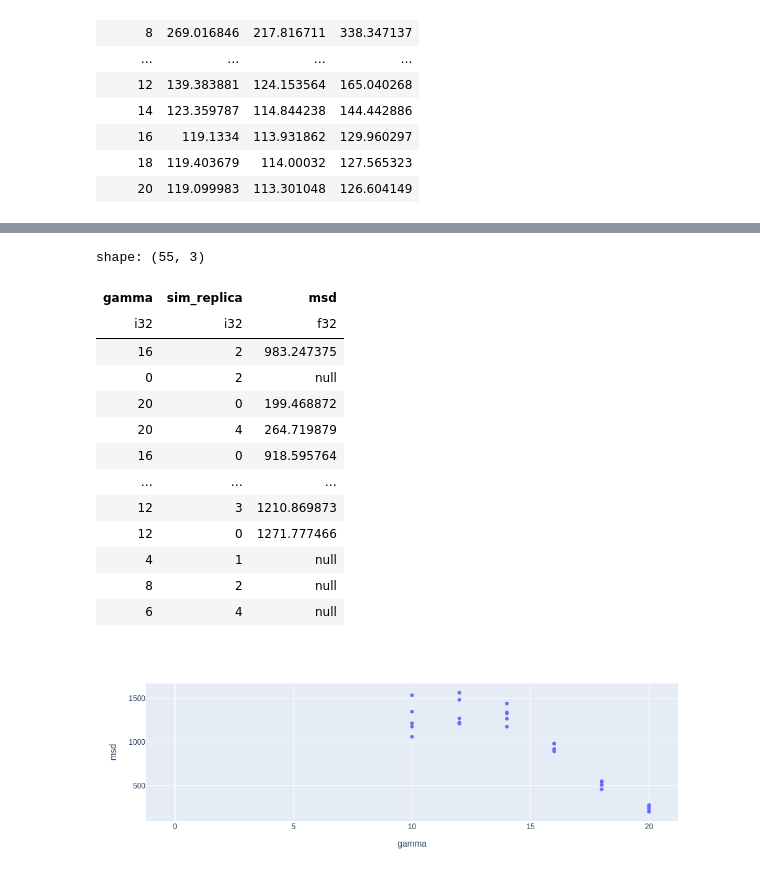
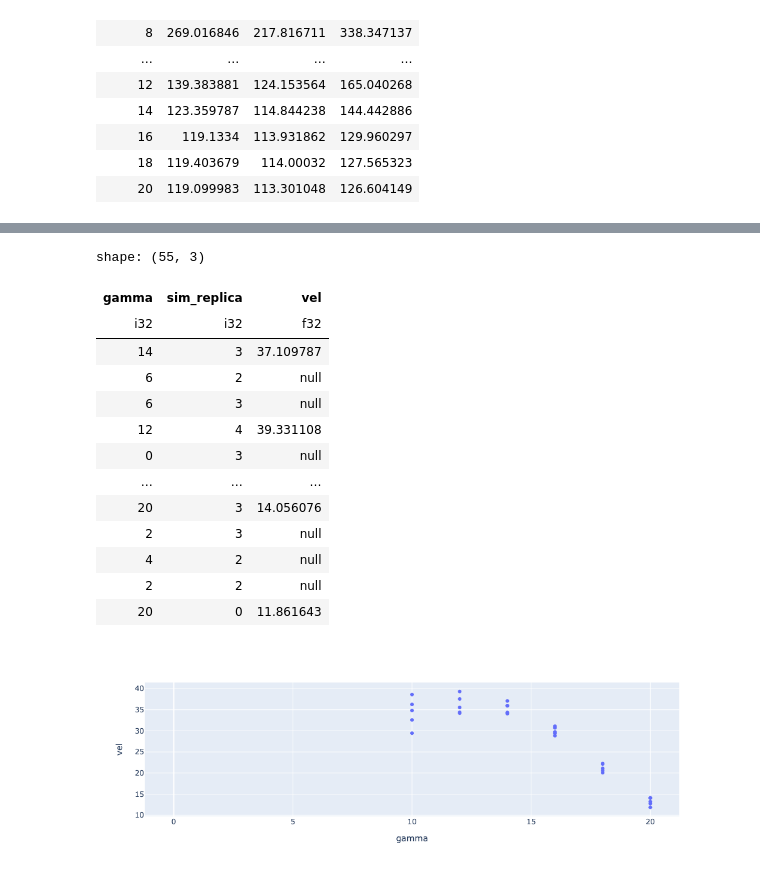
Before and after one commit to aleferna12/cellula-rs, a Jupyter notebook: analyses/cluster_speed.ipynb, the cells around one changed output, grey strips where cells are left out. Saved outputs shown, nothing was run; the diff lists cells and outputs as text; code cells hidden in the pictures.

```diff
--- a/analyses/cluster_speed.ipynb
+++ b/analyses/cluster_speed.ipynb
@@ -8,14 +8,14 @@ import colorir as cl
 from analyses.parse import parse_cells_multiple
 # %%
 sim_paths = {}
-for path in Path("../runs/speed/").iterdir():
+for path in Path("../runs/speed/").glob("energy-*"):
     sim_type = path.name
     gamma = 20 - int(sim_type.split("-")[1])
     for replica_path in path.iterdir():
         replica = int(replica_path.name)
         sim_paths[(gamma, replica)] = replica_path
 # %%
-sims = parse_cells_multiple(sim_paths.values(), 30)
+sims = parse_cells_multiple(sim_paths.values(), 8)
 # %%
 sim_ids = list(sim_paths.keys())
 for i in range(len(sims)):
@@ -200,33 +201,34 @@ px.box(cellveldf, x="gamma", y="msd").update_layout(width=600)
 # %%
 clusterveldf = displdf.sort("time").filter(pl.col("time") > 0.5e6).group_by(["gamma", "sim_replica"]).agg(
-    msd=(
+    vel=(
         pl.col("mean_displ")
             .filter(
                 pl.col("time") < pl.col("time").filter(pl.col("mean_displ") < 200).sort().first()
             )
-            .diff() ** 2
+            .diff()
+            .abs()
     ).mean()
 )
 clusterveldf
 # %% [output]
 shape: (55, 3)
-| gamma | sim_replica | msd |
+| gamma | sim_replica | vel |
 | i32 | i32 | f32 |
-| 16 | 2 | 983.247375 |
-| 0 | 2 | null |
-| 20 | 0 | 199.468872 |
-| 20 | 4 | 264.719879 |
-| 16 | 0 | 918.595764 |
+| 14 | 3 | 37.109787 |
+| 6 | 2 | null |
+| 6 | 3 | null |
+| 12 | 4 | 39.331108 |
+| 0 | 3 | null |
 | … | … | … |
-| 12 | 3 | 1210.869873 |
-| 12 | 0 | 1271.777466 |
-| 4 | 1 | null |
-| 8 | 2 | null |
-| 6 | 4 | null |
+| 20 | 3 | 14.056076 |
+| 2 | 3 | null |
+| 4 | 2 | null |
+| 2 | 2 | null |
+| 20 | 0 | 11.861643 |
 # %%
-px.scatter(clusterveldf, x="gamma", y="msd").update_layout(width=600)
+px.scatter(clusterveldf, x="gamma", y="vel").update_layout(width=600)
 # %% [output]
-[figure, old version]
+[figure, new version]
 # %%
 veldf = cellveldf.join(
     clusterveldf,
```
Also changed, not shown: parts of 8 cells of this notebook, 1 other file.
